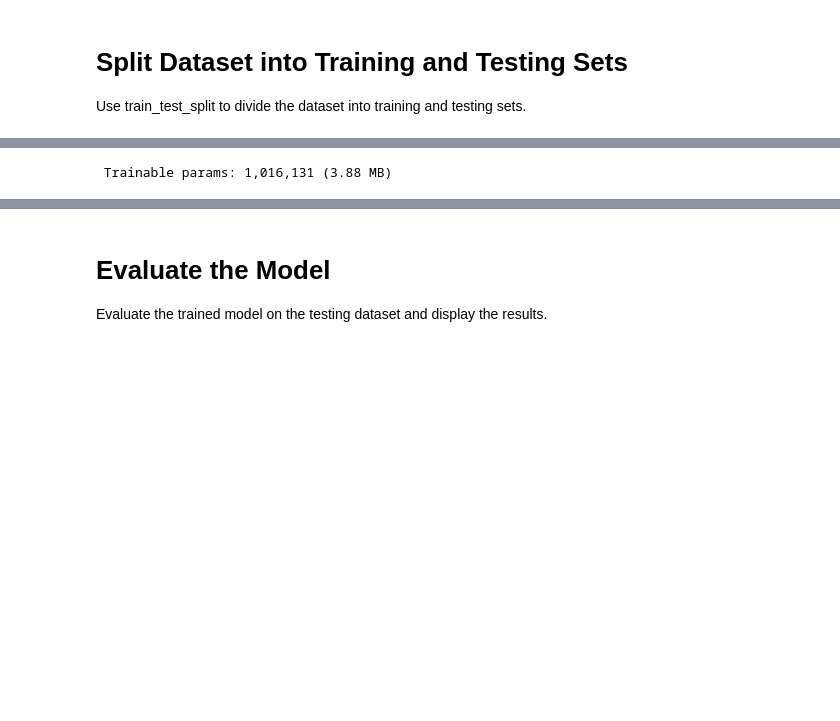
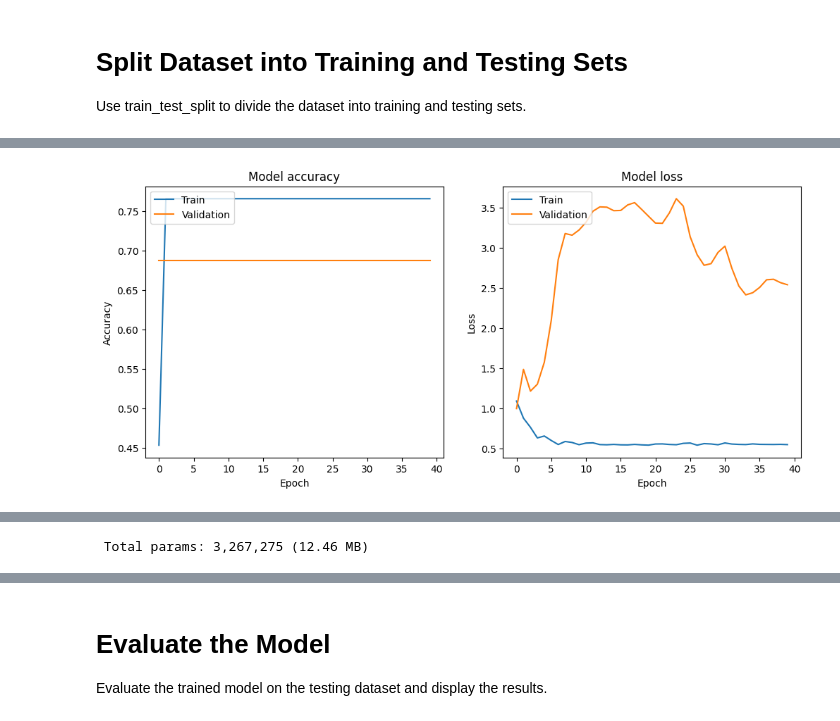
Before and after one commit to akidalegend/introtoai_as2, a Jupyter notebook: Untitled-1.ipynb, the cells around one changed output, grey strips where cells are left out. Drawn from its saved outputs; the diff is of its cells as text; code cells hidden in the pictures; blank space fills up the shorter version.

```diff
--- a/Untitled-1.ipynb
+++ b/Untitled-1.ipynb
@@ -121,45 +281,54 @@ Define a Convolutional Neural Network (CNN) model using TensorFlow's Sequential
 # %%
-# # Update the model's final layer
-# model = Sequential([
-#     Conv2D(32, (6, 6), activation='relu', input_shape=(128, 128, 3)),
-#     MaxPooling2D((2, 2)),
-#     Conv2D(128, (3, 3), activation='relu'),
-#     MaxPooling2D((2, 2)),
-#     Conv2D(128, (3, 3), activation='relu'),
-#     MaxPooling2D((2, 2)),
-#     Flatten(),
-#     Dense(128, activation='relu'),
-#     Dropout(0.5),
-#     Dense(num_classes, activation='softmax')  # Adjusted for 3 classes
-# ])
-
-inputs = keras.Input(shape=(180, 180, 3))
-x = layers.Rescaling(1./255)(inputs)
-x = layers.Conv2D(filters=32, kernel_size=3, activation="relu")(x)
-x = layers.MaxPooling2D(pool_size=2)(x)
-x = layers.Conv2D(filters=64, kernel_size=3, activation="relu")(x)
-x = layers.MaxPooling2D(pool_size=2)(x)
-x = layers.Conv2D(filters=128, kernel_size=3, activation="relu")(x)
-x = layers.MaxPooling2D(pool_size=2)(x)
-x = layers.Conv2D(filters=256, kernel_size=3, activation="relu")(x)
-x = layers.MaxPooling2D(pool_size=2)(x)
-x = layers.Conv2D(filters=256, kernel_size=3, activation="relu")(x)
-x = layers.Flatten()(x)
-x = layers.Dropout(0.5)(x)
+inputs = keras.Input(shape=(256, 256, 3))
+x = layers.Rescaling(1./255)(inputs) # Rescale the pixel values to the [0, 1] range
+x = layers.Conv2D(filters=32, kernel_size=3, activation="relu")(x) # New convolutional layer
+x = layers.MaxPooling2D(pool_size=2)(x) # New max pooling layer
+x = layers.Conv2D(filters=64, kernel_size=3, activation="relu")(x) # New convolutional layer
+x = layers.MaxPooling2D(pool_size=2)(x) # New max pooling layer
+x = layers.Conv2D(filters=128, kernel_size=3, activation="relu")(x) # New convolutional layer
+x = layers.MaxPooling2D(pool_size=2)(x) # New max pooling layer
+x = layers.Conv2D(filters=256, kernel_size=3, activation="relu")(x) # New convolutional layer
+x = layers.MaxPooling2D(pool_size=2)(x) # New max pooling layer
+x = layers.Conv2D(filters=256, kernel_size=3, activation="relu")(x) # New convolutional layer
+x = layers.Flatten()(x) # Flatten the output of the last convolutional layer before the dense layers
+x = layers.Dropout(0.5)(x) # Add dropout for regularization
 outputs = layers.Dense(num_classes, activation="softmax")(x)  # Adjusted for multi-class classification
 model = keras.Model(inputs=inputs, outputs=outputs)
 
 # Compile the model
-#model.compile(optimizer='adam', loss='categorical_crossentropy', metrics=['accuracy'])
+model.compile(optimizer='adam', loss='categorical_crossentropy', metrics=['accuracy'])
 
-model.compile(loss="categorical_crossentropy",
-              optimizer="rmsprop",
-              metrics=["accuracy"])
+# Train the model
+history = model.fit(
+    images, labels, epochs=40, validation_split=0.2, batch_size=42, verbose=2
+)
 
+# Plotting the curve of loss and accuracy during training
+def plot_training_history(history):
+    plt.figure(figsize=(12, 5))
+
+    # Plot training & validation accuracy values
+    plt.subplot(1, 2, 1)
+    plt.plot(history.history['accuracy'])
+    plt.plot(history.history['val_accuracy'])
+    plt.title('Model accuracy')
+    plt.ylabel('Accuracy')
+    plt.xlabel('Epoch')
+    plt.legend(['Train', 'Validation'], loc='upper left')
+
+    # Plot training & validation loss values
+    plt.subplot(1, 2, 2)
+    plt.plot(history.history['loss'])
+    plt.plot(history.history['val_loss'])
+    plt.title('Model loss')
+    plt.ylabel('Loss')
+    plt.xlabel('Epoch')
+    plt.legend(['Train', 'Validation'], loc='upper left')
+
+    plt.show()
+
+plot_training_history(history)
 
 # Display the model architecture
 model.summary()
-
-# Print the number of files processed in each class
-print(f"Number of files processed in each class: {class_counts}")
 # %% [output]
@@ -166,0 +352 @@ Model: "functional_7"
+[figure, added]
@@ -185 +371 @@ Model: "functional_7"
- Trainable params: 1,016,131 (3.88 MB)
+ Total params: 3,267,275 (12.46 MB)
```
Also changed, not shown: parts of 30 cells of this notebook, 1 other file.
